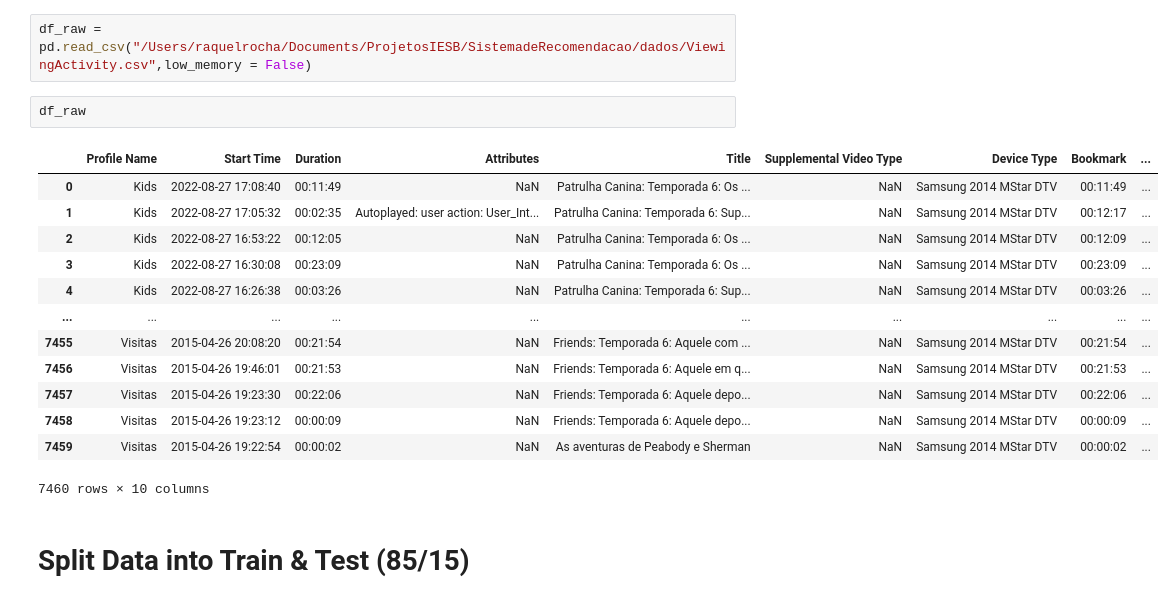
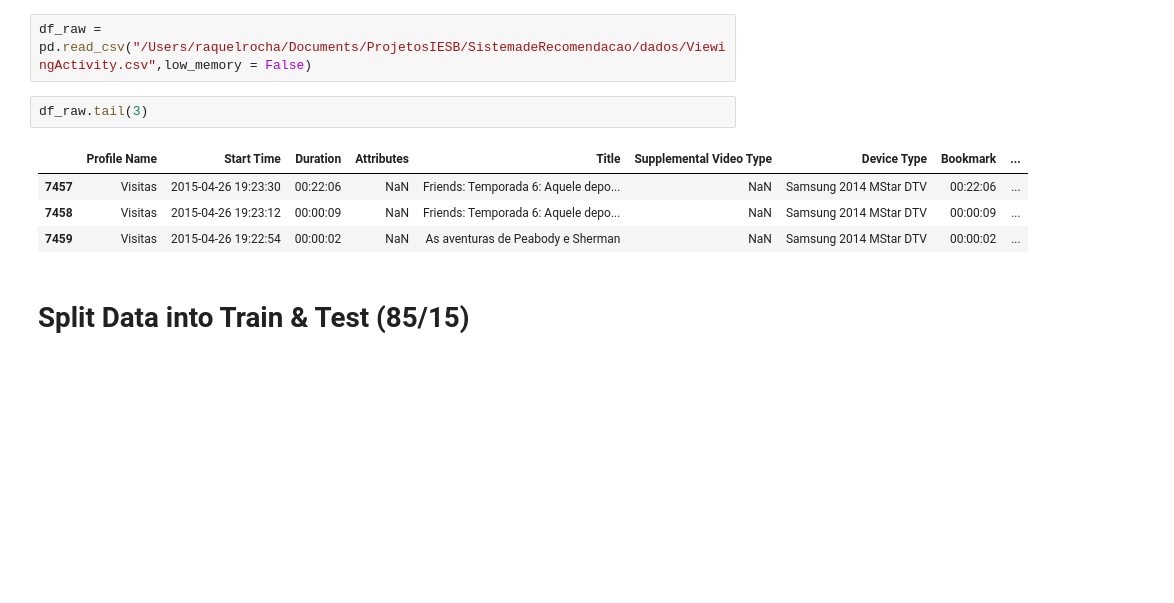
Before and after one commit to Raquelrs3/Netflix_Sistema_Recomendacao, a Jupyter notebook: Netflix_SR_C1_.ipynb, the cells around one changed output. Cells and saved outputs as stored; diff of their text form; blank space fills up the shorter version.

```diff
--- a/Netflix_SR_C1_.ipynb
+++ b/Netflix_SR_C1_.ipynb
@@ -34,21 +36,12 @@ from sklearn    import ensemble   as en
 # %%
 df_raw = pd.read_csv("/Users/raquelrocha/Documents/ProjetosIESB/SistemadeRecomendacao/dados/ViewingActivity.csv",low_memory = False)
 # %%
-df_raw
+df_raw.tail(3)
 # %% [output]
 |  | Profile Name | Start Time | Duration | Attributes | Title | Supplemental Video Type | Device Type | Bookmark | ... |
-| 0 | Kids | 2022-08-27 17:08:40 | 00:11:49 | NaN | Patrulha Canina: Temporada 6: Os ... | NaN | Samsung 2014 MStar DTV | 00:11:49 | ... |
-| 1 | Kids | 2022-08-27 17:05:32 | 00:02:35 | Autoplayed: user action: User_Int... | Patrulha Canina: Temporada 6: Sup... | NaN | Samsung 2014 MStar DTV | 00:12:17 | ... |
-| 2 | Kids | 2022-08-27 16:53:22 | 00:12:05 | NaN | Patrulha Canina: Temporada 6: Os ... | NaN | Samsung 2014 MStar DTV | 00:12:09 | ... |
-| 3 | Kids | 2022-08-27 16:30:08 | 00:23:09 | NaN | Patrulha Canina: Temporada 6: Os ... | NaN | Samsung 2014 MStar DTV | 00:23:09 | ... |
-| 4 | Kids | 2022-08-27 16:26:38 | 00:03:26 | NaN | Patrulha Canina: Temporada 6: Sup... | NaN | Samsung 2014 MStar DTV | 00:03:26 | ... |
-| ... | ... | ... | ... | ... | ... | ... | ... | ... | ... |
-| 7455 | Visitas | 2015-04-26 20:08:20 | 00:21:54 | NaN | Friends: Temporada 6: Aquele com ... | NaN | Samsung 2014 MStar DTV | 00:21:54 | ... |
-| 7456 | Visitas | 2015-04-26 19:46:01 | 00:21:53 | NaN | Friends: Temporada 6: Aquele em q... | NaN | Samsung 2014 MStar DTV | 00:21:53 | ... |
 | 7457 | Visitas | 2015-04-26 19:23:30 | 00:22:06 | NaN | Friends: Temporada 6: Aquele depo... | NaN | Samsung 2014 MStar DTV | 00:22:06 | ... |
 | 7458 | Visitas | 2015-04-26 19:23:12 | 00:00:09 | NaN | Friends: Temporada 6: Aquele depo... | NaN | Samsung 2014 MStar DTV | 00:00:09 | ... |
 | 7459 | Visitas | 2015-04-26 19:22:54 | 00:00:02 | NaN | As aventuras de Peabody e Sherman | NaN | Samsung 2014 MStar DTV | 00:00:02 | ... |
-7460 rows × 10 columns
 # %% [markdown]
 # Split Data into Train & Test (85/15)
 # %%
```
Also changed, not shown: parts of 70 cells of this notebook, 4 other files.
